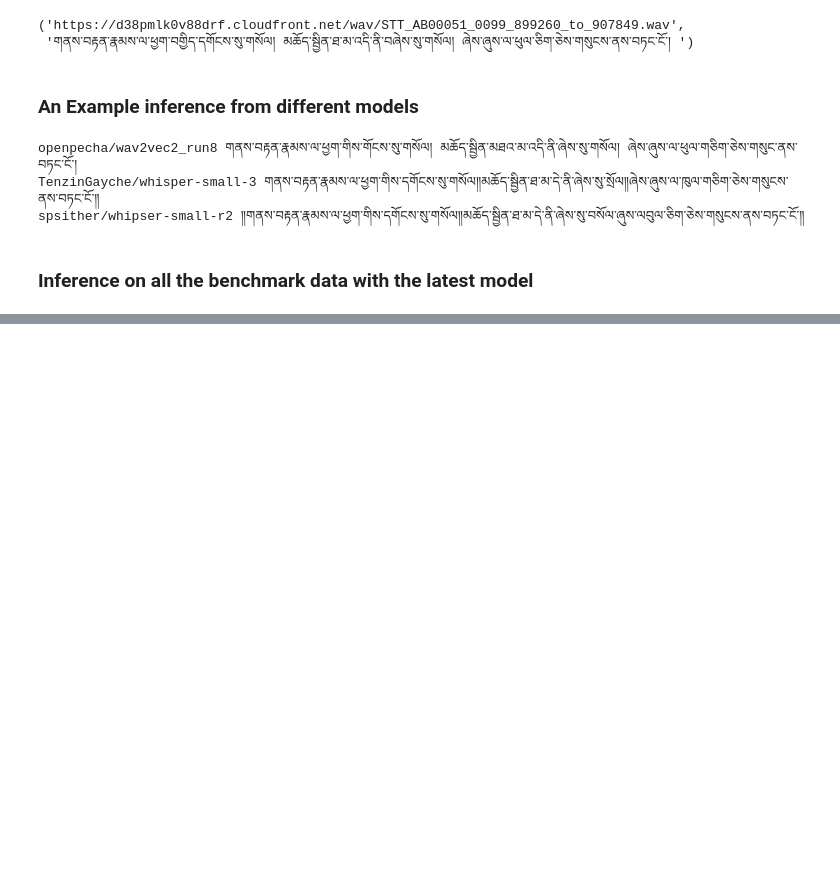
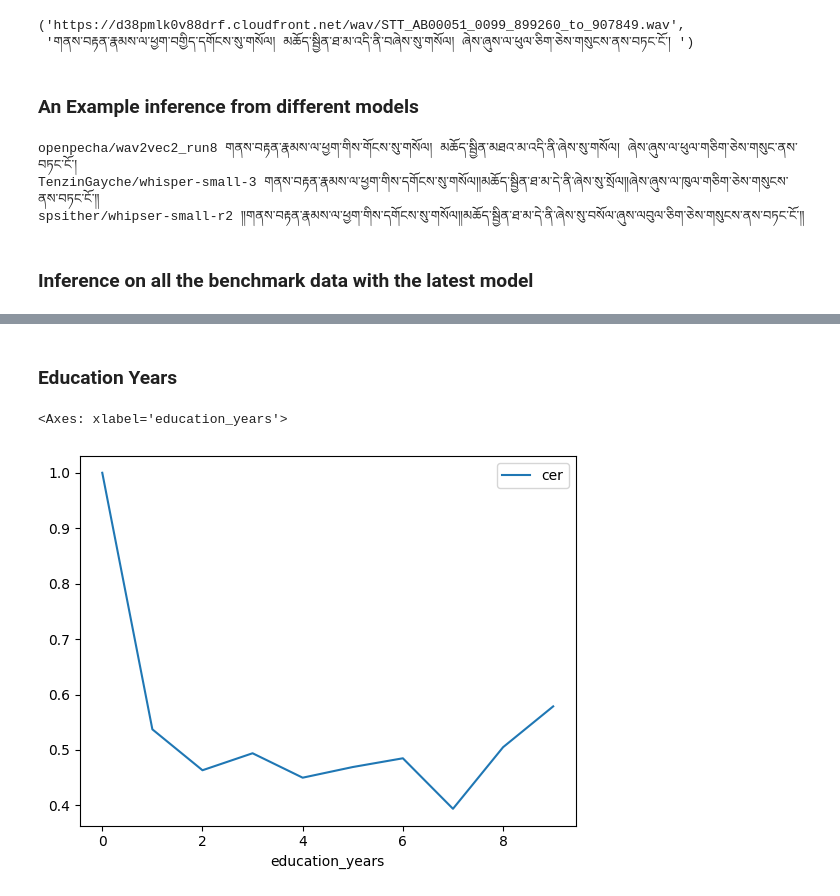
Before and after one commit to OpenPecha/stt-whisper, a Jupyter notebook: evaluate.ipynb, the cells around one changed output, grey strips where cells are left out. Saved outputs shown, nothing was run; the diff lists cells and outputs as text; code cells hidden in the pictures; blank space fills up the shorter version.

```diff
--- a/evaluate.ipynb
+++ b/evaluate.ipynb
@@ -135,0 +279,7 @@ df_out.to_csv('tibetan-voice-benchmark-with-inf-cer.tsv', sep='\t', index=False)
+# %% [markdown]
+### Education Years
+# %%
+df[['education_years', 'cer']].groupby('education_years').mean('cer').plot()
+# %% [output]
+<Axes: xlabel='education_years'>
+[figure, added]
```
Also changed, not shown: parts of 35 cells of this notebook.
